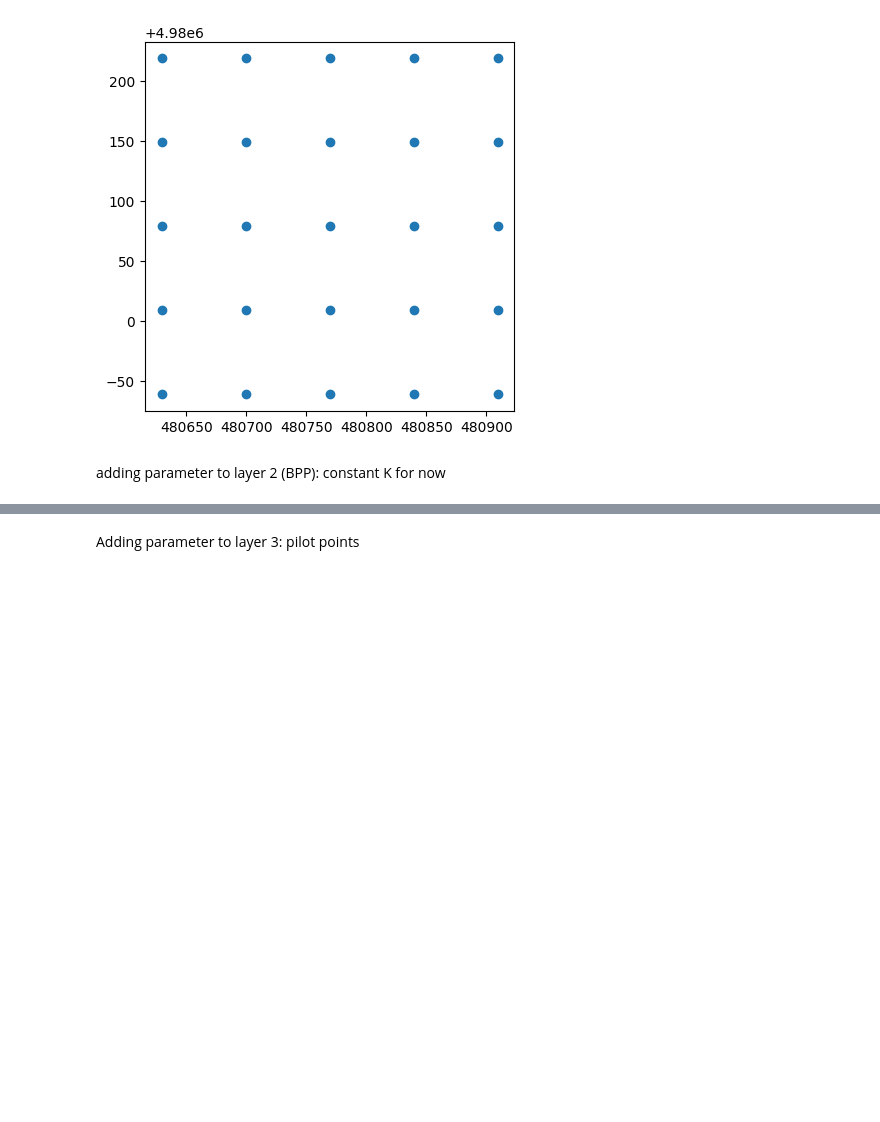
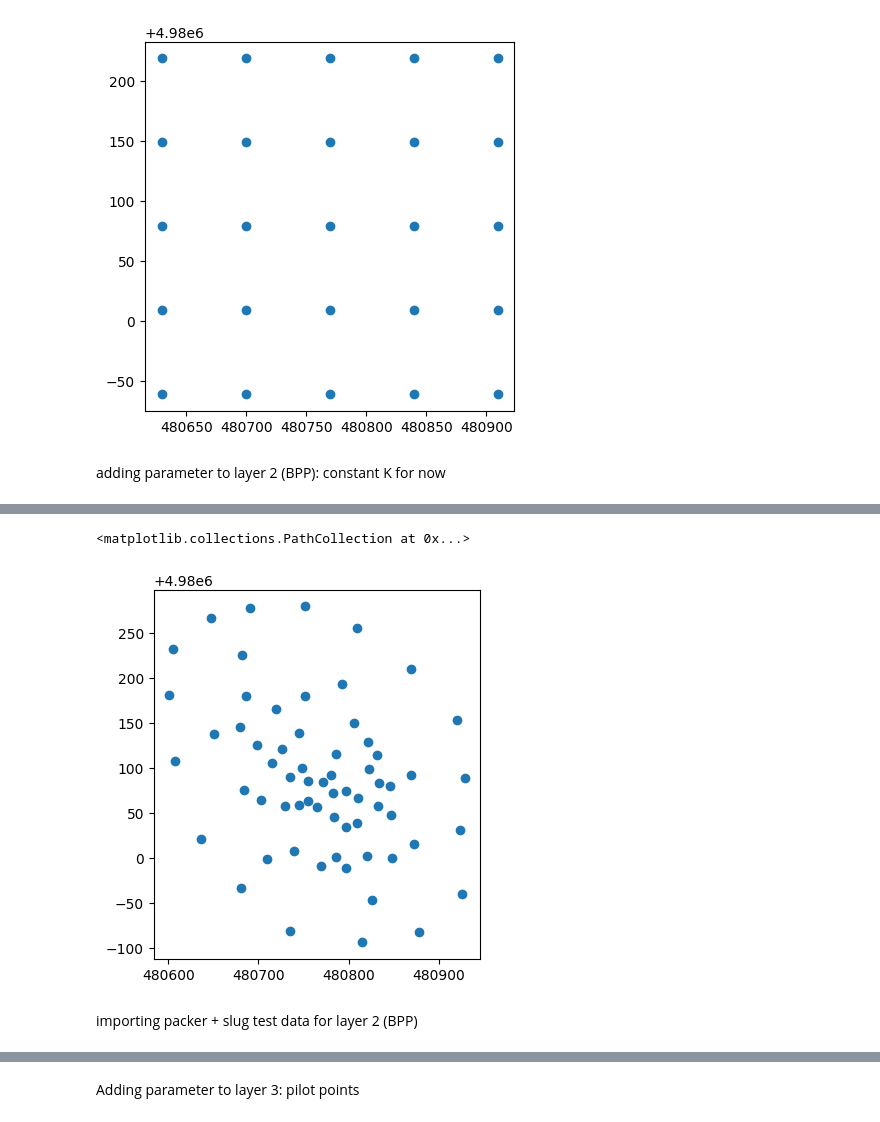
Before and after one commit to philliperalin/MLAC-3D-HT, a Jupyter notebook: src/pyemu/PMW-6-constantK/settingup_PEST.ipynb, the cells around one changed output, grey strips where cells are left out. Saved outputs shown, nothing was run; the diff lists cells and outputs as text; code cells hidden in the pictures; blank space fills up the shorter version.

```diff
--- a/src/pyemu/PMW-6-constantK/settingup_PEST.ipynb
+++ b/src/pyemu/PMW-6-constantK/settingup_PEST.ipynb
@@ -605,0 +674,10 @@ df_cst = pf.add_parameters(
+# %%
+fig, ax = plt.subplots()
+ax.set_aspect("equal")
+#ax.pcolormesh(sr.xcentergrid, sr.ycentergrid, ib)
+ax.scatter(df_pp2.x, df_pp2.y)
+# %% [output]
+<matplotlib.collections.PathCollection at 0x...>
+[figure, added]
+# %% [markdown]
+importing packer + slug test data for layer 2 (BPP)
```
Also changed, not shown: parts of 69 cells of this notebook, 8 other files.
